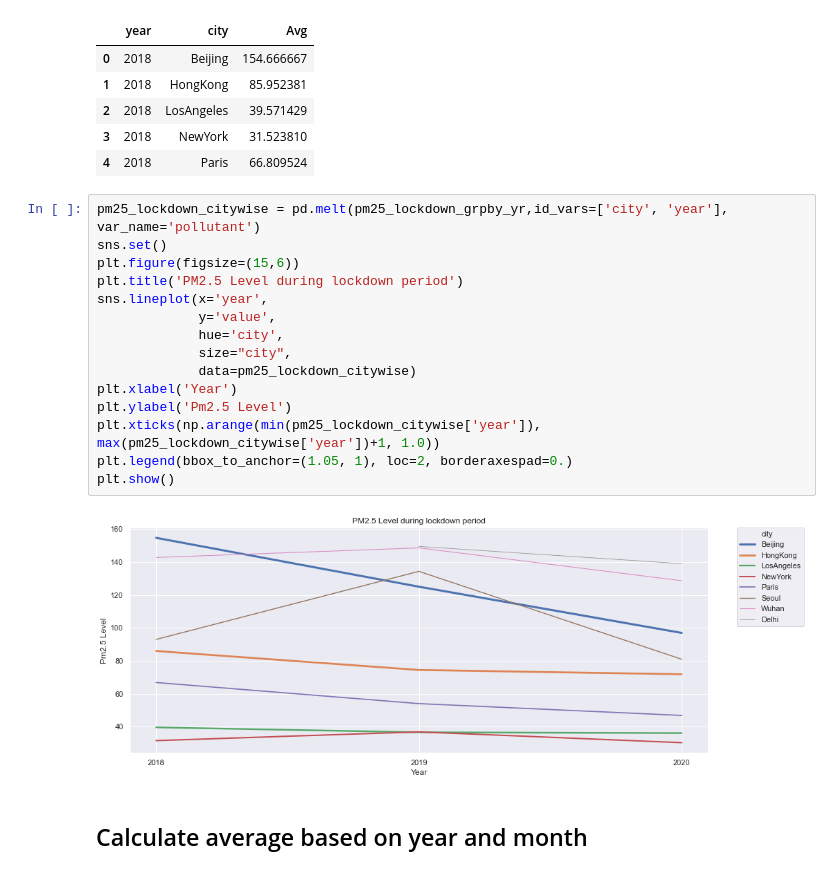
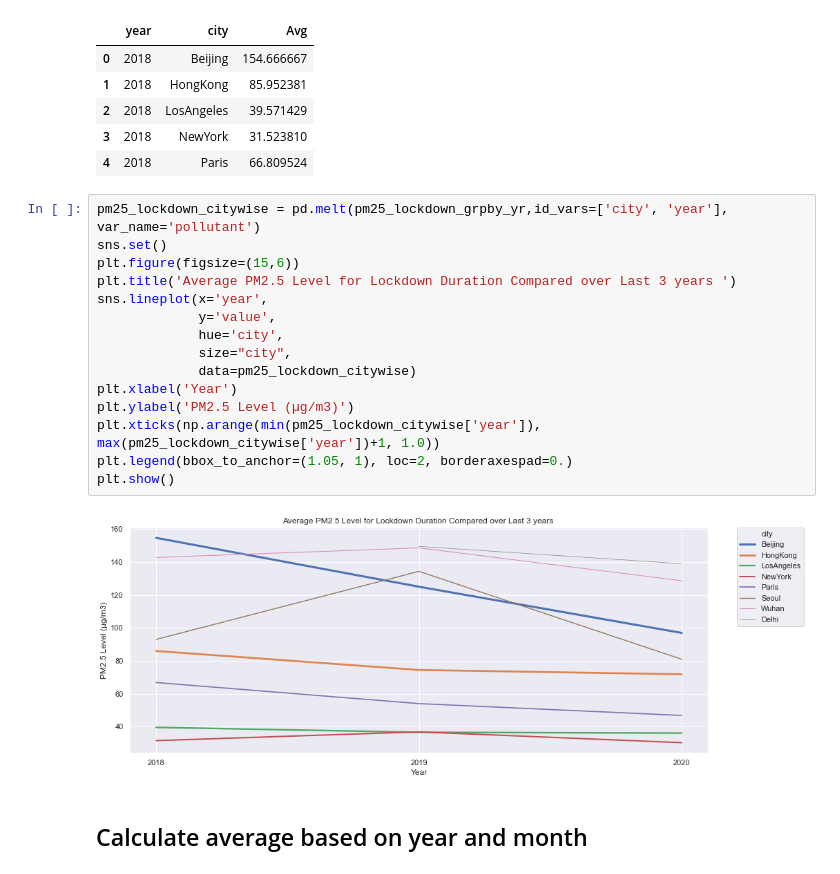
Before and after one commit to poojakataria/CMPE256_FinalProject_COVID19Analysis, a Jupyter notebook: Covid19PositiveAnalysis.ipynb, the cells around one changed output. Cells and saved outputs as stored; diff of their text form.

```diff
--- a/Covid19PositiveAnalysis.ipynb
+++ b/Covid19PositiveAnalysis.ipynb
@@ -137,20 +132,20 @@ pm25_lockdown_grpby_yr.head()
 # %%
 pm25_lockdown_citywise = pd.melt(pm25_lockdown_grpby_yr,id_vars=['city', 'year'], var_name='pollutant')
 sns.set()
 plt.figure(figsize=(15,6))
-plt.title('PM2.5 Level during lockdown period')
+plt.title('Average PM2.5 Level for Lockdown Duration Compared over Last 3 years ')
 sns.lineplot(x='year',
              y='value',
              hue='city',
              size="city",
              data=pm25_lockdown_citywise)
 plt.xlabel('Year')
-plt.ylabel('Pm2.5 Level')
+plt.ylabel('PM2.5 Level (µg/m3)')
 plt.xticks(np.arange(min(pm25_lockdown_citywise['year']), max(pm25_lockdown_citywise['year'])+1, 1.0))
 plt.legend(bbox_to_anchor=(1.05, 1), loc=2, borderaxespad=0.)
 plt.show()
 # %% [output]
-[figure, old version]
+[figure, new version]
 # %% [markdown]
 ## Calculate average based on year and month
 # %%
```
Also changed, not shown: parts of 15 cells of this notebook.
